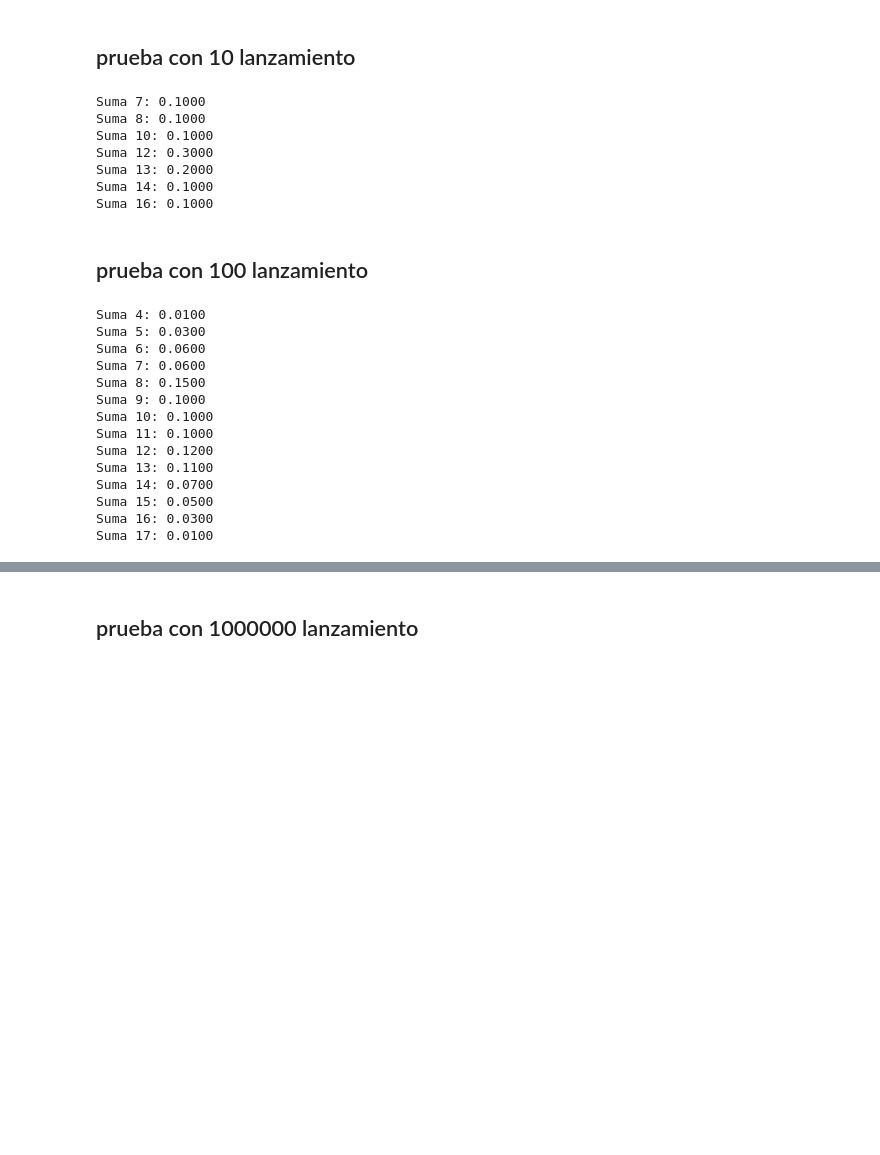
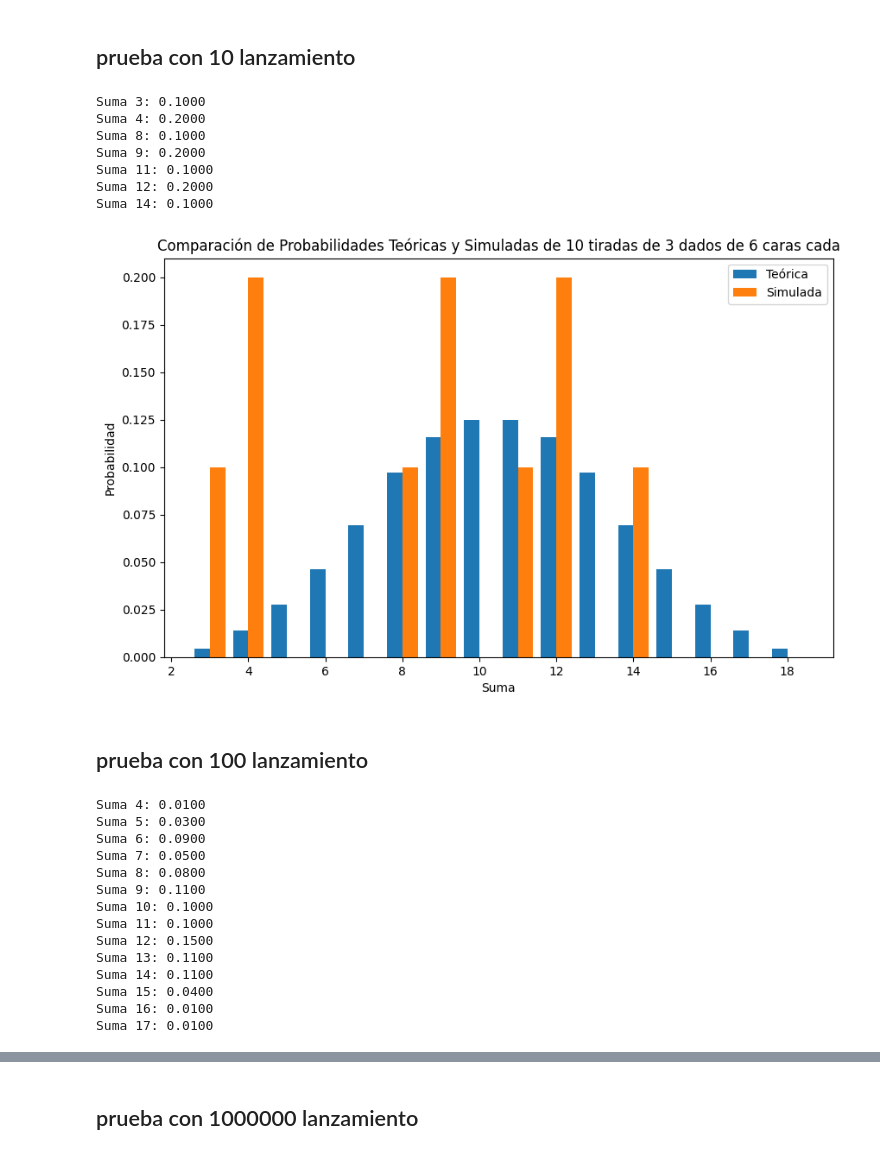
Before and after one commit to StalkerData/Ciencia_de_Datos, a Jupyter notebook: Nivel_1/lanzamiento_dados/notebooks/simulacion_dados.ipynb, the cells around one changed output, grey strips where cells are left out. Cells and saved outputs as stored; diff of their text form; code cells hidden in the pictures; blank space fills up the shorter version.

Commit message:
Función para crear un gráfico y guardarlo en el repositorio results para las gráficas de barras comparando lo teórico y simulado.

```diff
--- a/Nivel_1/lanzamiento_dados/notebooks/simulacion_dados.ipynb
+++ b/Nivel_1/lanzamiento_dados/notebooks/simulacion_dados.ipynb
@@ -123,5 +82,28 @@ Suma 18: 0.0070
 # %%
 import matplotlib.pyplot as plt
+
+
+def crear_grafica(prob_teorica, prob_simulada, tiradas, nDados, caras_dado):
+    path = f"../results/Grafico_barras_{tiradas}.png"
+    x = list(prob_teorica.keys())
+    ancho = 0.4
+    plt.figure(figsize=(10, 6))
+    plt.bar(np.array(x) - ancho / 2, prob_teorica.values(), ancho, label="Teórica")
+    plt.bar(
+        np.array(x) + ancho / 2,
+        list(prob_simulada.get(i, 0) for i in x),
+        ancho,
+        label="Simulada",
+    )
+    plt.xlabel("Suma")
+    plt.ylabel("Probabilidad")
+    plt.title(
+        f"Comparación de Probabilidades Teóricas y Simuladas de {tiradas} tiradas de {nDados} dados de {caras_dado} caras cada"
+    )
+    plt.legend()
+    plt.savefig(path)
+    plt.show()
+    plt.close()  # Cierra la figura para liberar memoria
 # %% [markdown]
 # frecuancia teorica
 # %%
@@ -129,39 +129,43 @@ prob_teorica=probabilidad_teorica(caras_dado, nDados)
 # %% [markdown]
 ## prueba con 10 lanzamiento
 # %%
-Simulador.dados(caras_dado,nDados)
-lanzamintos=Simulador.lanzamientos(10)
-fr10=frecuencia_relativa(lanzamintos)
+Simulador.dados(caras_dado, nDados)
+tiradas = 10
+lanzamintos = Simulador.lanzamientos(tiradas)
+fr10 = frecuencia_relativa(lanzamintos)
 imprimir_resultados(fr10)
 # %% [output]
-Suma 7: 0.1000
+Suma 3: 0.1000
+Suma 4: 0.2000
 Suma 8: 0.1000
-Suma 10: 0.1000
-Suma 12: 0.3000
-Suma 13: 0.2000
+Suma 9: 0.2000
+Suma 11: 0.1000
+Suma 12: 0.2000
 Suma 14: 0.1000
-Suma 16: 0.1000
 # %%
-#! falta las graficas de barra para comparar
+crear_grafica(prob_teorica, fr10, tiradas, nDados, caras_dado)
+# %% [output]
+[figure, added]
 # %% [markdown]
 ## prueba con 100 lanzamiento
 # %%
-Simulador.dados(caras_dado,nDados)
-lanzamintos=Simulador.lanzamientos(100)
-fr100=frecuencia_relativa(lanzamintos)
+Simulador.dados(caras_dado, nDados)
+tiradas = 100
+lanzamintos = Simulador.lanzamientos(tiradas)
+fr100 = frecuencia_relativa(lanzamintos)
 imprimir_resultados(fr100)
 # %% [output]
 Suma 4: 0.0100
 Suma 5: 0.0300
-Suma 6: 0.0600
-Suma 7: 0.0600
-Suma 8: 0.1500
-Suma 9: 0.1000
+Suma 6: 0.0900
+Suma 7: 0.0500
+Suma 8: 0.0800
+Suma 9: 0.1100
 Suma 10: 0.1000
 Suma 11: 0.1000
-Suma 12: 0.1200
+Suma 12: 0.1500
 Suma 13: 0.1100
-Suma 14: 0.0700
-Suma 15: 0.0500
-Suma 16: 0.0300
+Suma 14: 0.1100
+Suma 15: 0.0400
+Suma 16: 0.0100
 Suma 17: 0.0100
```
Also changed, not shown: parts of 14 cells of this notebook, 1 other file.
